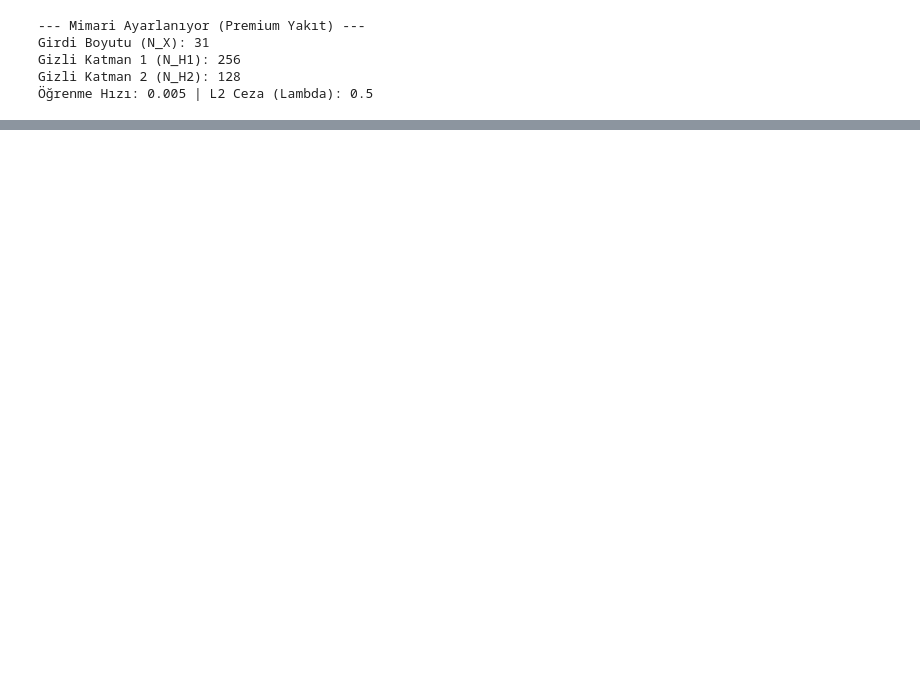
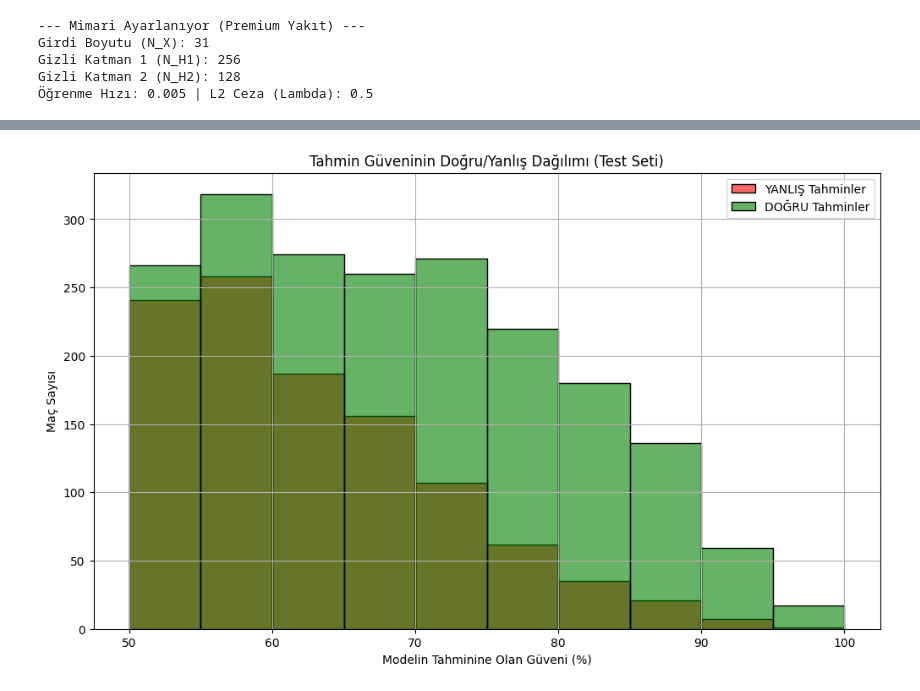
Before and after one commit to KutayKoray/ATP-Tennis-Prediction-Using-ANN, a Jupyter notebook: notebooks/2HLayer_ANN_Notebook_L2Optimization_LRelu.ipynb, the cells around one changed output, grey strips where cells are left out. Cells and saved outputs as stored; diff of their text form; code cells hidden in the pictures; blank space fills up the shorter version.

```diff
--- a/notebooks/2HLayer_ANN_Notebook_L2Optimization_LRelu.ipynb
+++ b/notebooks/2HLayer_ANN_Notebook_L2Optimization_LRelu.ipynb
@@ -698,0 +788,93 @@ Nihai TEST Doğruluğu (2024): 64.37%
+# %%
+# ===============================================
+# K) NİHAİ PERFORMANS VE SEÇİCİ DOĞRULUK ANALİZİ
+# ===============================================
+
+# Analiz ve görselleştirme kütüphanelerini import et
+import matplotlib.pyplot as plt
+import seaborn as sns
+
+# 1. Test Seti Tahmini (Olasılıklarla birlikte)
+# (Bu, 'optimized_parameters'ın H bloğunda eğitildiğini varsayar)
+if 'optimized_parameters' in locals() and optimized_parameters:
+
+    # Y_pred_test (0/1) VE A_test_proba (0.0-1.0) değerlerini al
+    Y_pred_test, A_test_proba = predict_with_proba(optimized_parameters, X_test, model_choice)
+
+    # 2. Genel Doğruluk Hesaplama (TÜM MAÇLAR)
+    test_accuracy = evaluate_accuracy(Y_pred_test, Y_test)
+
+    print(f"\n--- Model Değerlendirmesi (Genel Sonuç) ---")
+    print(f"Test Seti (2024) Örnek Sayısı: {X_test.shape[1]}")
+    print("-" * 35)
+    print(f"Nihai TEST Doğruluğu (Tüm Maçlar): {test_accuracy*100:.2f}%")
+    print("-" * 35)
+
+    # 3. Detaylı Maç Analizi için DataFrame Oluşturma
+    true_labels = Y_test.flatten()
+    pred_labels = Y_pred_test.flatten()
+    p1_win_probabilities = A_test_proba.flatten()
+
+    df_results = pd.DataFrame({
+        'Gerçek Kazanan': np.where(true_labels == 1, 'P1', 'P2'),
+        'Tahmin Edilen': np.where(pred_labels == 1, 'P1', 'P2'),
+        'P1 Kazanma Olasılığı (%)': p1_win_probabilities * 100,
+        'Sonuç': np.where(true_labels == pred_labels, 'DOĞRU', 'YANLIŞ')
+    })
+    df_results['Tahmin Güveni (%)'] = np.where(
+        df_results['Tahmin Edilen'] == 'P1',
+        df_results['P1 Kazanma Olasılığı (%)'],
+        100.0 - df_results['P1 Kazanma Olasılığı (%)']
+    )
+
+    # --- 4. YENİ: SEÇİCİ DOĞRULUK (SİZİN İSTEĞİNİZ) ---
+    print("\n--- Seçici Doğruluk (Confidence Thresholding) ---")
+
+    # Eşiği tanımla (örn: %75 güven, yani 50'den 25 puan sapma)
+    CONFIDENCE_MARGIN = 5  # (Bunu 75 - 50 = 25 olarak ayarlıyoruz)
+
+    CONFIDENCE_THRESHOLD_UPPER = 50 + CONFIDENCE_MARGIN  # 75.0
+    CONFIDENCE_THRESHOLD_LOWER = 50 - CONFIDENCE_MARGIN  # 25.0
+
+    print(f"Modelin sadece P1 > %{CONFIDENCE_THRESHOLD_UPPER} veya P1 < %{CONFIDENCE_THRESHOLD_LOWER} (P2 > %{CONFIDENCE_THRESHOLD_UPPER}) dediği maçlara bakılıyor...")
+
+    # Sadece "emin" olunan tahminleri filtrele
+    confident_predictions_df = df_results[
+        (df_results['P1 Kazanma Olasılığı (%)'] > CONFIDENCE_THRESHOLD_UPPER) |
+        (df_results['P1 Kazanma Olasılığı (%)'] < CONFIDENCE_THRESHOLD_LOWER)
+    ]
+
+    total_matches = len(df_results)
+    confident_matches = len(confident_predictions_df)
+
+    if confident_matches > 0:
+        # Sadece bu 'emin' olunan maçlar üzerindeki doğruluğu hesapla
+        selective_accuracy = (confident_predictions_df['Sonuç'] == 'DOĞRU').mean()
+
+        print(f"\n   -> Toplam {total_matches} maçın {confident_matches} tanesinde (%{100*confident_matches/total_matches:.1f}) model emindi.")
+        print(f"   -> Sadece bu 'emin' olunan maçlardaki YENİ doğruluk: {selective_accuracy*100:.2f}%")
+        print("-" * 35)
+    else:
+        print("   -> Model bu eşikte hiçbir maçtan emin değildi.")
+        print("-" * 35)
+
+
+    # --- 5. GÜVEN DAĞILIMI GRAFİKLERİ ---
+    # (Bu kod, bir önceki cevabımdakiyle aynı, olduğu gibi kalabilir)
+    print("\nGrafik 1 (Doğru vs Yanlış) oluşturuluyor...")
+    plt.figure(figsize=(12, 7))
+    bins_range = np.arange(50, 101, 5) # 50, 55, 60... 100
+    sns.histplot(df_results[df_results['Sonuç'] == 'YANLIŞ']['Tahmin Güveni (%)'], bins=bins_range, kde=False, color='red', alpha=0.6, label='YANLIŞ Tahminler')
+    sns.histplot(df_results[df_results['Sonuç'] == 'DOĞRU']['Tahmin Güveni (%)'], bins=bins_range, kde=False, color='green', alpha=0.6, label='DOĞRU Tahminler')
+    plt.title('Tahmin Güveninin Doğru/Yanlış Dağılımı (Test Seti)')
+    plt.xlabel('Modelin Tahminine Olan Güveni (%)')
+    plt.ylabel('Maç Sayısı')
+    plt.legend()
+    plt.grid(True)
+    plt.savefig('./confidence_imgs/confidence_correct_vs_incorrect_dist.png')
+    plt.show()
+
+else:
+    print("\nLÜTFEN ÖNCE H) BLOKUNU ÇALIŞTIRARAK BİR MODEL EĞİTİN.")
+    print("Analiz için eğitilmiş 'optimized_parameters' gereklidir.")
+# %% [output]
@@ -698,0 +895 @@ Nihai TEST Doğruluğu (2024): 64.37%
+[figure, added]
```
Also changed, not shown: parts of 6 cells of this notebook, 22 other files.
